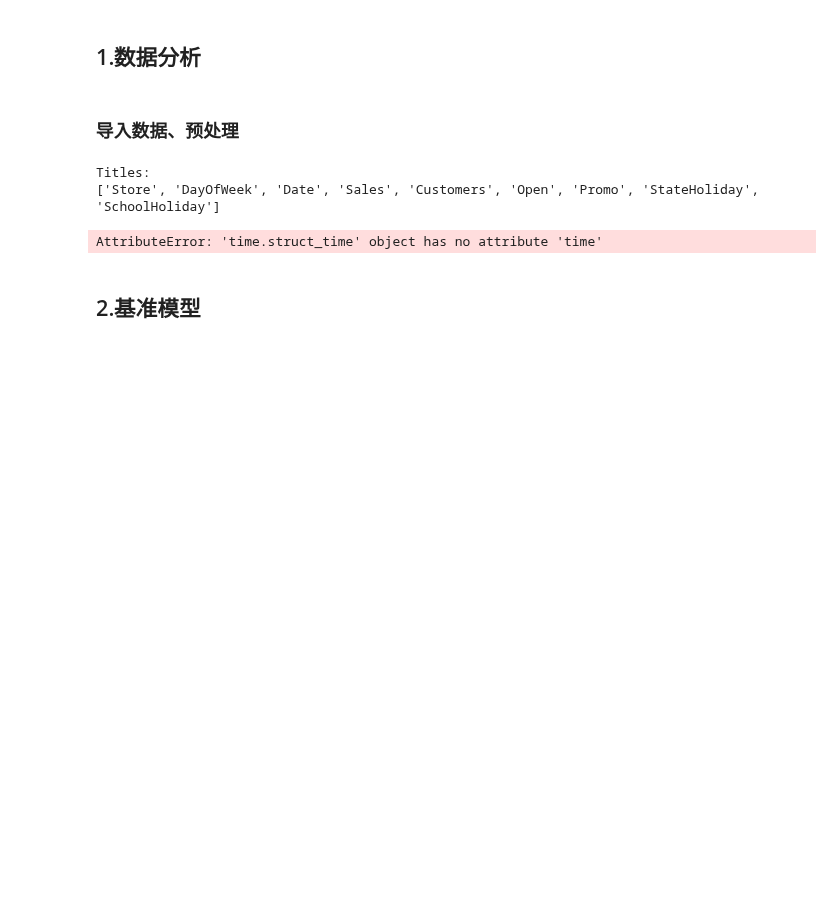
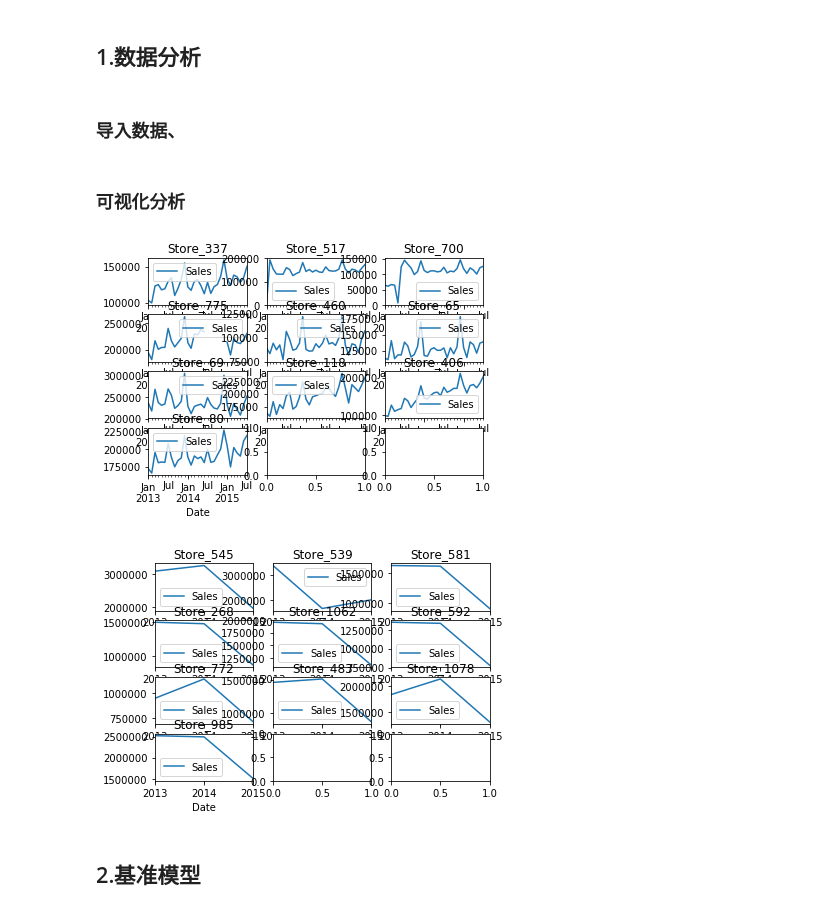
Before and after one commit to jtang145/machine-learning-courses, a Jupyter notebook: graduation/rossmann-prediction-notebook.ipynb, the cells around one changed output. Drawn from its saved outputs; the diff is of its cells as text; code cells hidden in the pictures; blank space fills up the shorter version.

```diff
--- a/graduation/rossmann-prediction-notebook.ipynb
+++ b/graduation/rossmann-prediction-notebook.ipynb
@@ -4,16 +4,21 @@ Kaggle项目地址：https://www.kaggle.com/c/rossmann-store-sales
 # %% [markdown]
 ## 1.数据分析
 # %% [markdown]
-### 导入数据、预处理
+### 导入数据、
-# %%
-
-import py.prepare_data as data
-
-print(data.toString())
-# %% [output]
-Titles:
-['Store', 'DayOfWeek', 'Date', 'Sales', 'Customers', 'Open', 'Promo', 'StateHoliday', 'SchoolHoliday']
-AttributeError: 'time.struct_time' object has no attribute 'time'
+# %%
+import py.visulization as vs
+%matplotlib inline
+
+data = vs.load_data()
+# %% [markdown]
+### 可视化分析
+# %%
+# Take 10 random stores to view the sales by dates, monthly & yearly view
+vs.viewSalesDataOverTime(data,"M",size =10)
+vs.viewSalesDataOverTime(data,"A",size =10)
+# %% [output]
+[figure, added]
+[figure, added]
 # %% [markdown]
 ## 2.基准模型
 # %% [markdown]
```
Also changed, not shown: parts of 4 cells of this notebook, 1 other file.
